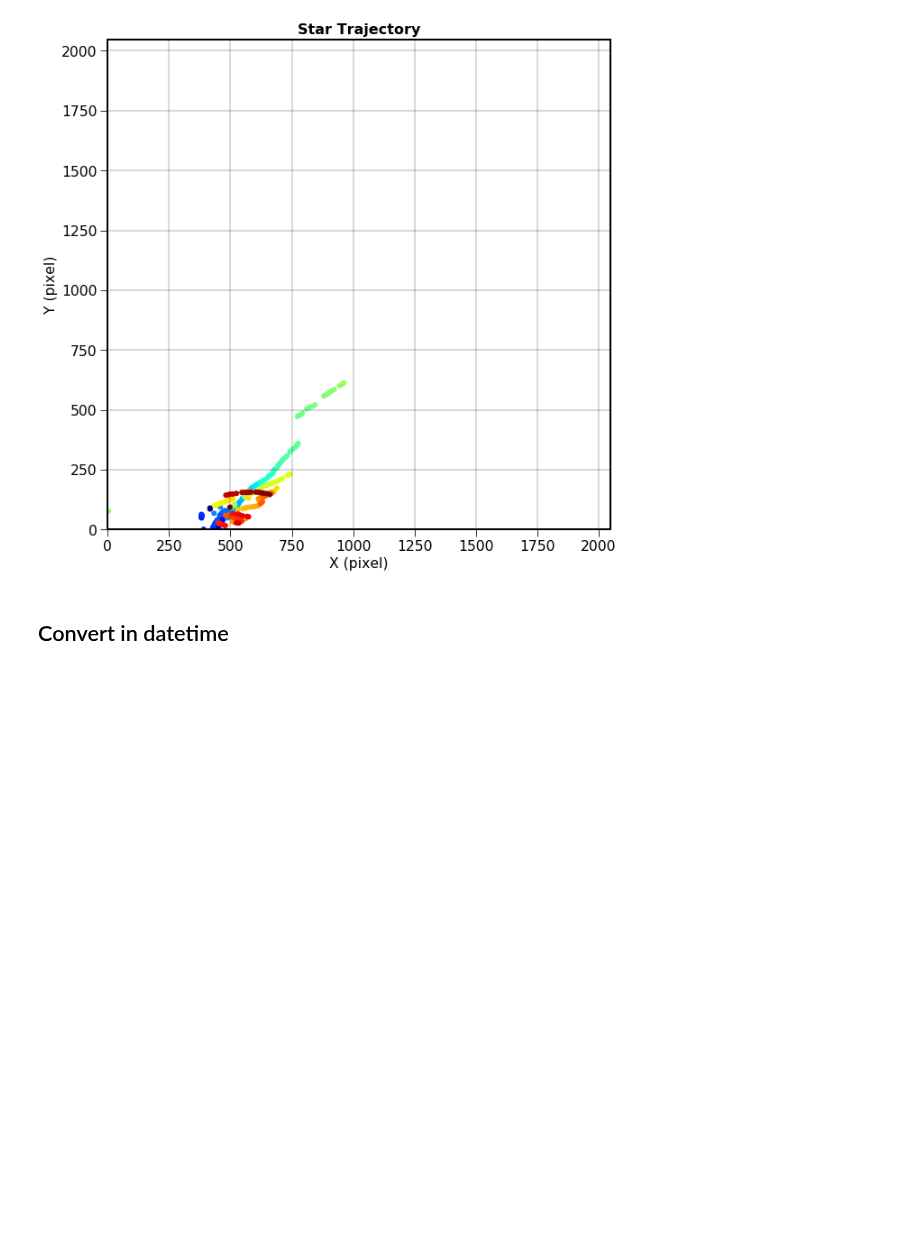
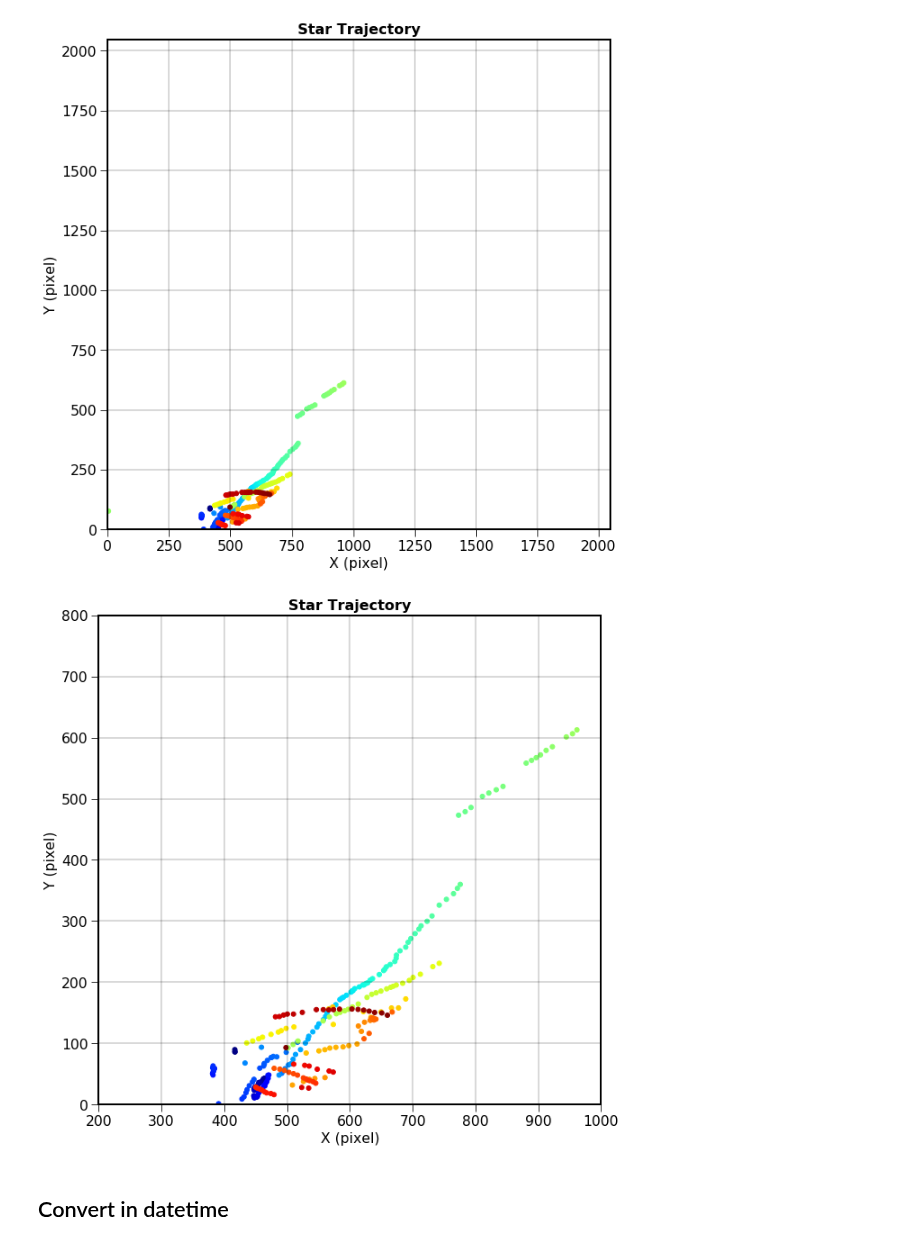
Before and after one commit to sylvielsstfr/SpectractorAnaAtm19, a Jupyter notebook: ana_20190215_HD116405_Filtre_None/AnaStarPhotometry.ipynb, the cells around one changed output. Saved outputs shown, nothing was run; the diff lists cells and outputs as text; code cells hidden in the pictures; blank space fills up the shorter version.

```diff
--- a/ana_20190215_HD116405_Filtre_None/AnaStarPhotometry.ipynb
+++ b/ana_20190215_HD116405_Filtre_None/AnaStarPhotometry.ipynb
@@ -242,6 +281,10 @@ ifig=10000
 PlotXY(ifig,t["x0"],t["y0"])
 # %% [output]
 [figure]
+# %%
+PlotXY(ifig,t["x0"],t["y0"],XMIN=200,XMAX=1000,YMIN=0,YMAX=800)
+# %% [output]
+[figure, added]
 # %% [markdown]
 ## Convert in datetime
 # %%
```
Also changed, not shown: parts of 26 cells of this notebook.
